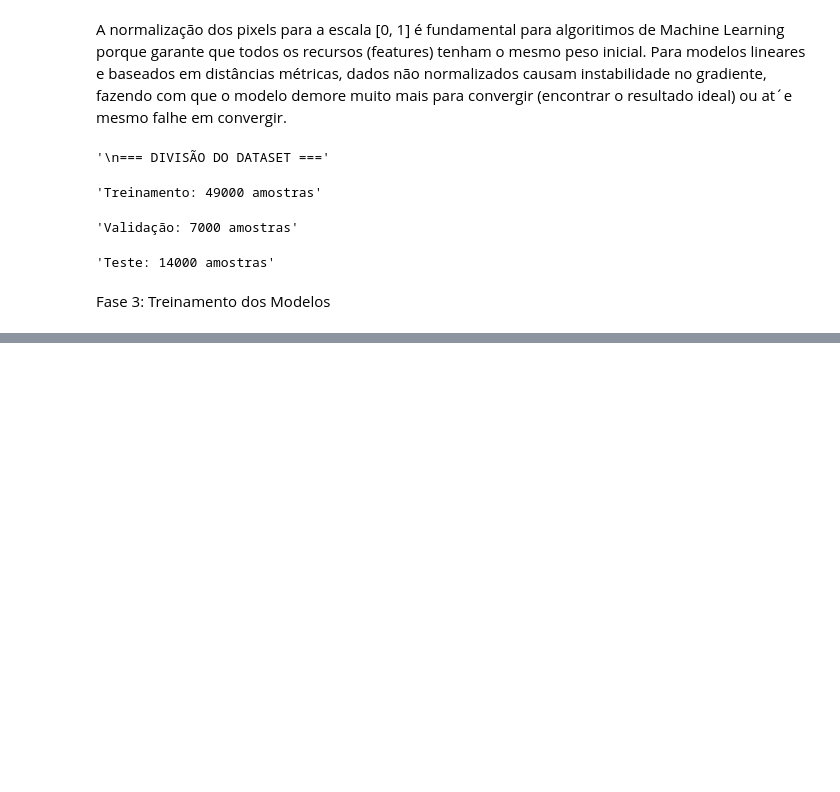
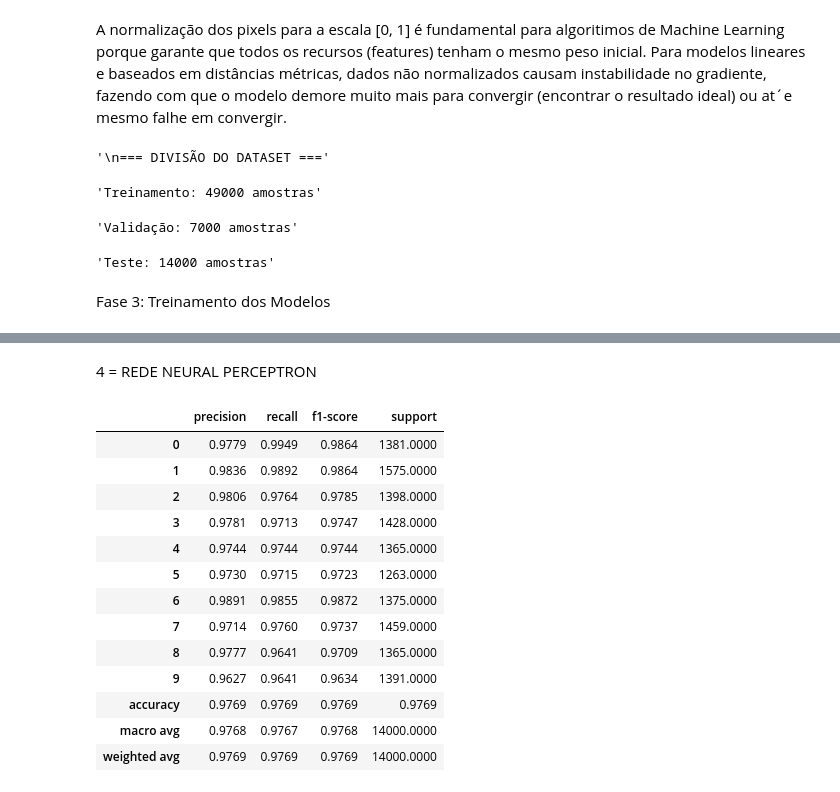
Before and after one commit to Carlos779-cloud/Modulo-02-MniProjeto, a Jupyter notebook: main.ipynb, the cells around one changed output, grey strips where cells are left out. Saved outputs shown, nothing was run; the diff lists cells and outputs as text; code cells hidden in the pictures; blank space fills up the shorter version.

```diff
--- a/main.ipynb
+++ b/main.ipynb
@@ -154,0 +259,35 @@ Fase 3: Treinamento dos Modelos
+# %% [markdown]
+4 = REDE NEURAL PERCEPTRON
+# %%
+modelo_mlp = MLPClassifier(
+    hidden_layer_sizes=(100,),
+    activation='relu',
+    solver='adam',
+    max_iter=200,
+    random_state=42
+)
+
+modelo_mlp.fit(X_train, y_train)
+
+predicoes_mlp = modelo_mlp.predict(X_test)
+
+report_dict_mlp = classification_report(y_test, predicoes_mlp, output_dict=True)
+
+df_metrics_mlp = pd.DataFrame(report_dict_mlp).transpose()
+
+df_metrics_mlp.round(4)
+# %% [output]
+|  | precision | recall | f1-score | support |
+| 0 | 0.9779 | 0.9949 | 0.9864 | 1381.0000 |
+| 1 | 0.9836 | 0.9892 | 0.9864 | 1575.0000 |
+| 2 | 0.9806 | 0.9764 | 0.9785 | 1398.0000 |
+| 3 | 0.9781 | 0.9713 | 0.9747 | 1428.0000 |
+| 4 | 0.9744 | 0.9744 | 0.9744 | 1365.0000 |
+| 5 | 0.9730 | 0.9715 | 0.9723 | 1263.0000 |
+| 6 | 0.9891 | 0.9855 | 0.9872 | 1375.0000 |
+| 7 | 0.9714 | 0.9760 | 0.9737 | 1459.0000 |
+| 8 | 0.9777 | 0.9641 | 0.9709 | 1365.0000 |
+| 9 | 0.9627 | 0.9641 | 0.9634 | 1391.0000 |
+| accuracy | 0.9769 | 0.9769 | 0.9769 | 0.9769 |
+| macro avg | 0.9768 | 0.9767 | 0.9768 | 14000.0000 |
+| weighted avg | 0.9769 | 0.9769 | 0.9769 | 14000.0000 |
```
Also changed, not shown: parts of 7 cells of this notebook.
